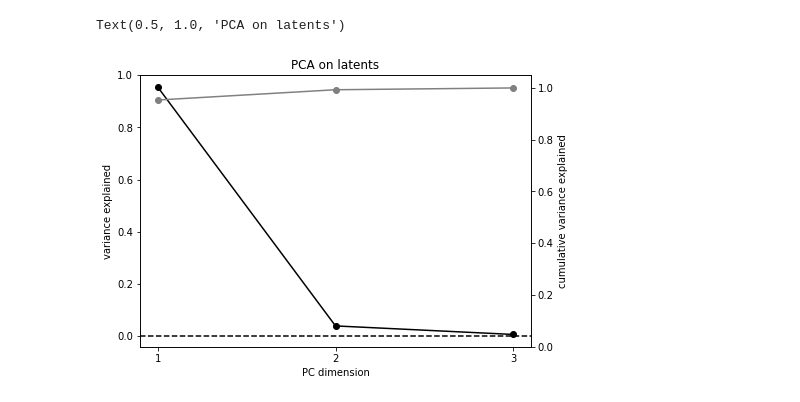
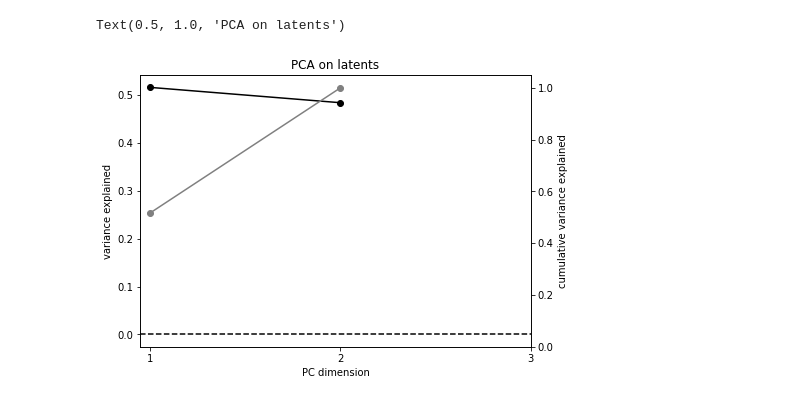
Before and after one commit to lenca56/EI-subspace-RNN, a Jupyter notebook: Analysis_Verify.ipynb, the cells around one changed output. Saved outputs shown, nothing was run; the diff lists cells and outputs as text; code cells hidden in the pictures.

```diff
--- a/Analysis_Verify.ipynb
+++ b/Analysis_Verify.ipynb
@@ -166,4 +155,9 @@ plt.show()
 # %%
+# generate data
+D = 10
+U = 500
+T = 500
+
 true_b, true_s, true_mu0, true_Q0, true_C_, true_d, true_R = RNN.generate_parameters(D, K)
 x, y = RNN.generate_latents_and_observations(U, T, trueA, true_b, true_s, true_mu0, true_Q0, true_C_, true_d, true_R)
 print(x.shape)
@@ -183,4 +171,0 @@ print(a['J'].shape)
-# %%
-max_iter = 20
-lossW, w, b, s, mu0, Q0, C_, d, R = RNN.fit_EM(y, init_w, true_b, true_s, true_mu0, true_Q0, true_C_, true_d, true_R, alpha=10, beta=10, max_iter=max_iter)
-# loss_W, w, b, s, mu0, Q0, C_, d, R = RNN.fit_EM(y, w0_Lea, true_b, true_s, true_mu0, true_Q0, true_C_, true_d, true_R, alpha=10, beta=1, max_iter=max_iter)
@@ -190 +172,10 @@ lossW, w, b, s, mu0, Q0, C_, d, R = RNN.fit_EM(y, init_w, true_b, true_s, true_m
+# %%
+max_iter = 4
+
+# # fit starting from random parameters
+# init_b, init_s, init_mu0, init_Q0, init_C_, init_d, init_R = RNN.generate_parameters(D, K)
+# ecll, ll, lossW, w, b, s, mu0, Q0, C_, d, R = RNN.fit_EM(y, init_w, init_b, init_s, init_mu0, init_Q0, init_C_, init_d, init_R, alpha=0, beta=0, max_iter=max_iter)
+
+# fit starting from true parameters
+ecll, ll, lossW, w, b, s, mu0, Q0, C_, d, R = RNN.fit_EM(y, init_w, true_b, true_s, true_mu0, true_Q0, true_C_, true_d, true_R, alpha=1, beta=1, max_iter=max_iter)
 # %%
@@ -282,12 +262,12 @@ Text(0, 0.5, 'network activity')
 # %%
 fig, axes = plt.subplots()
-for i in range(3):
+for i in range(K):
     axes.plot(x[0,:,i])
 axes.set_xlabel('trial')
 axes.set_ylabel('latent activity')
 
 fig, axes = plt.subplots()
-for i in range(3):
+for i in range(K):
     axes.plot((J @ v[0])[:,i])
 axes.set_xlabel('trial')
 axes.set_ylabel('latent activity')
@@ -372,38 +397,38 @@ mean = x_concat.mean(axis=0)
 
 # mean-center
 x_concat = x_concat - mean
 # v_mean = v_avg - mean
 
 eigval_PCA, eigvec_PCA = np.linalg.eig(x_concat.T @ x_concat) # eigvec 0 is eigvec[:,0] - columns
 ones = np.ones((x_concat.shape[1]))
 # eigval, eigvec = np.linalg.eig(v_mean.T @ v_mean) # eigvec 0 is eigvec[:,0] - columns
 # ones = np.ones((v_mean.shape[1]))
 idx = np.argsort(eigval_PCA)[::-1]
 eigval_PCA = eigval_PCA[idx]
 eigvec_PCA = eigvec_PCA[:,idx]
 
 # variance explained in PCA
 fig, axes = plt.subplots(figsize=(7,5))
 var_explained_pc = np.zeros((x_concat.shape[1]))
 cumul_var_explained_pc = np.zeros((x_concat.shape[1]))
 axes2 = axes.twinx()
 for i in range(var_explained_pc.shape[0]):
     var_explained_pc[i] = eigval_PCA[i] / eigval_PCA.sum()
     cumul_var_explained_pc[i] = var_explained_pc[:i+1].sum()
-axes.plot(range(3), var_explained_pc[:], color='black')
-axes.scatter(range(3), var_explained_pc[:], label='individual', color='black')
-axes2.plot(range(3), cumul_var_explained_pc[:], color='gray')
-axes2.scatter(range(3), cumul_var_explained_pc[:], label='cumulative', color='gray')
+axes.plot(range(2), var_explained_pc[:], color='black')
+axes.scatter(range(2), var_explained_pc[:], label='individual', color='black')
+axes2.plot(range(2), cumul_var_explained_pc[:], color='gray')
+axes2.scatter(range(2), cumul_var_explained_pc[:], label='cumulative', color='gray')
 axes.axhline(0, color='black', linestyle='dashed')
 axes.set_ylabel('variance explained')
 axes2.set_ylabel('cumulative variance explained')
 axes.set_xlabel('PC dimension')
 axes.set_xticks(range(3),range(1,4))
 axes2.set_ylim(0,1.05)
 axes.set_title('PCA on latents')
 # %% [output]
 Text(0.5, 1.0, 'PCA on latents')
-[figure, old version]
+[figure, new version]
 # %%
 # PCA on network activity
 v_concat = v.reshape(v.shape[0] * v.shape[1], v.shape[2])
```
Also changed, not shown: parts of 32 cells of this notebook, 3 other files.
